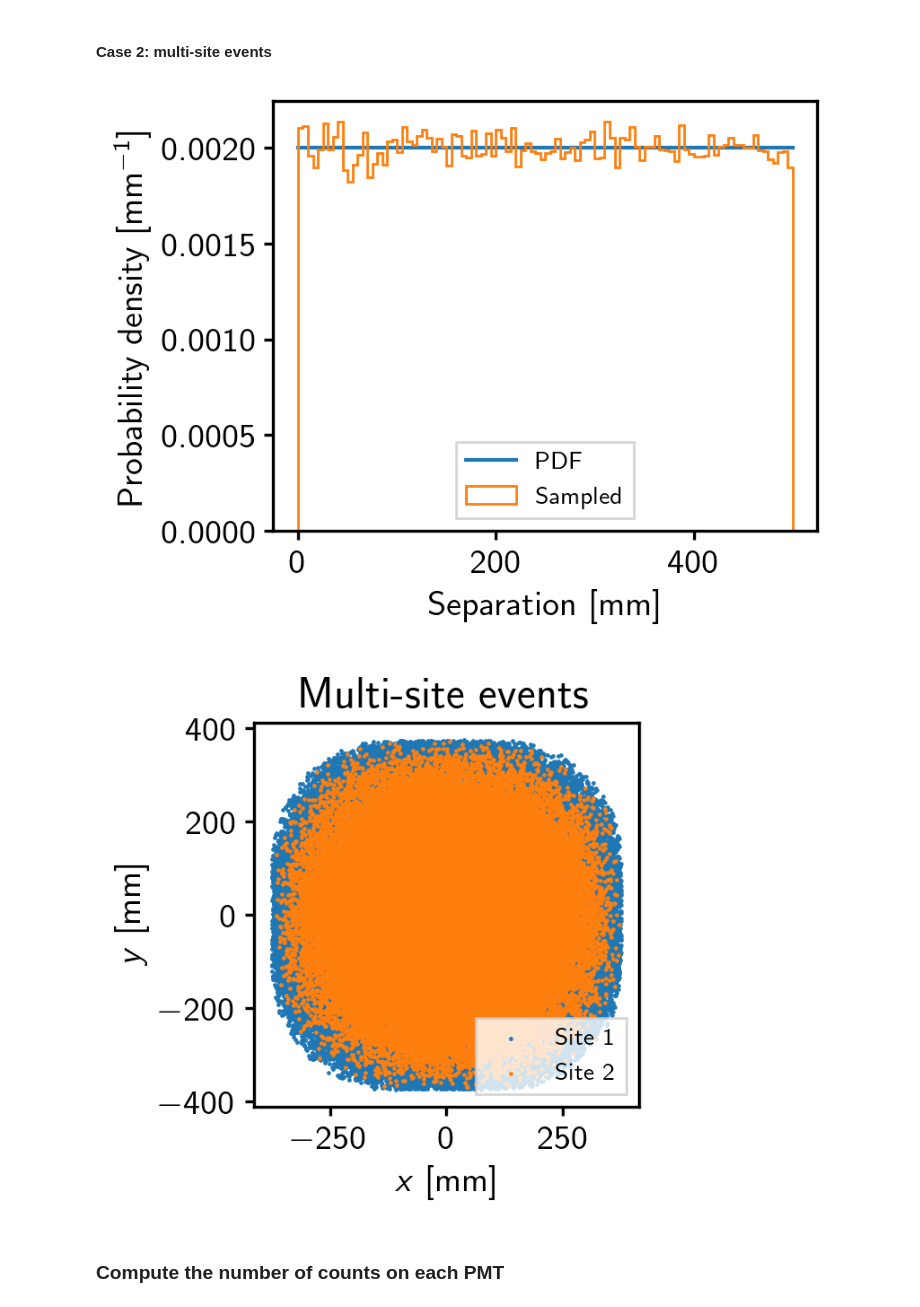
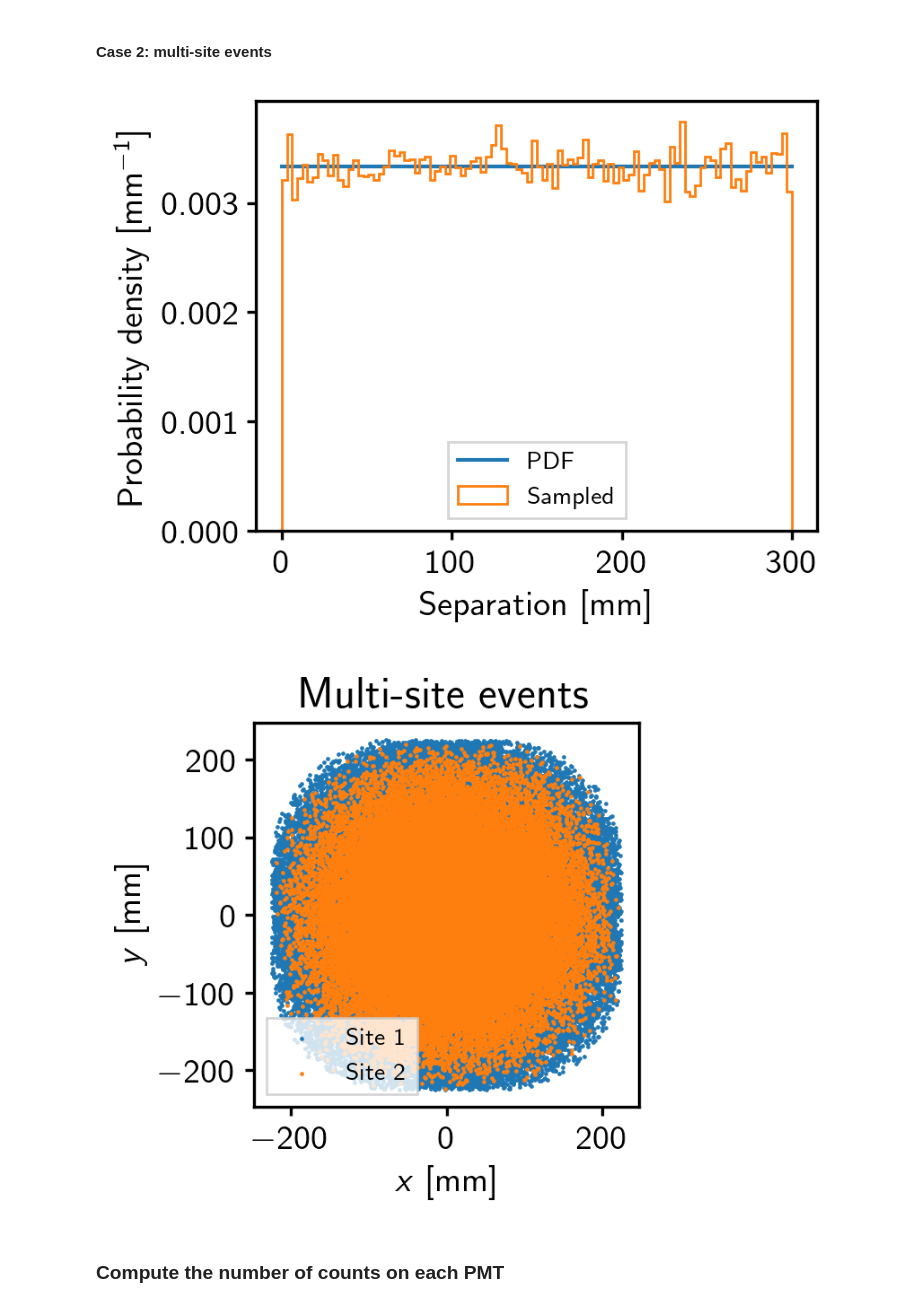
Before and after one commit to clarkehardy/multiscatter-rejection, a Jupyter notebook: ss_ms_cnn.ipynb, the cells around one changed output. Drawn from its saved outputs; the diff is of its cells as text; code cells hidden in the pictures.

```diff
--- a/ss_ms_cnn.ipynb
+++ b/ss_ms_cnn.ipynb
@@ -19,7 +19,7 @@ acceptance = 85. # degrees, PMT acceptance angle
 
 radius_pad = 500. # mm, maximum radius at which photons can be collected
 tpc_wall_pad = 400. # mm, buffer to ensure light is not lost to TPC edges
-max_sep = 500. # mm, maximum separation between MS events considered
+max_sep = 300. # mm, maximum separation between MS events considered
 
 radius_tpc = max_sep/2. + radius_pad + tpc_wall_pad # mm
 
@@ -51,31 +51,31 @@ fig.savefig('ss_event_sites.png')
 # %% [markdown]
 #### Case 2: multi-site events
 # %%
-site1, site2 = get_ms_events(int(num_events*1.8), max_sep, uniform_separation)
+site1, site2 = get_ms_events(num_events, max_sep, uniform_separation)
 
 seps_sampled = np.sqrt(np.sum((site1 - site2)**2, axis=1))
 sep_array = np.linspace(0, max_sep, 1000)
 
 fig, ax = plt.subplots(figsize=(4, 3), layout='constrained')
 ax.plot(sep_array, uniform_separation(sep_array, max_sep/2.), label='PDF')
 ax.hist(seps_sampled, bins=100, histtype='step', density=True, label='Sampled')
 ax.set_xlabel('Separation [mm]')
 ax.set_ylabel('Probability density [mm$^{-1}$]')
 ax.legend()
 fig.savefig('sep_dist_exp.png')
 
 fig, ax = plt.subplots(figsize=(4, 3), layout='constrained')
 ax.scatter(site1[:,0], site1[:,1], s=0.5, label='Site 1')
 ax.scatter(site2[:,0], site2[:,1], s=0.5, label='Site 2')
 ax.set_aspect('equal')
 ax.set_xlabel('$x$ [mm]')
 ax.set_ylabel('$y$ [mm]')
 ax.set_title('Multi-site events')
 ax.legend()
 fig.savefig('ms_event_sites.png')
 # %% [output]
-[figure, old version]
+[figure, new version]
-[figure, old version]
+[figure, new version]
 # %% [markdown]
 ### Compute the number of counts on each PMT
 # %%
```
Also changed, not shown: parts of 7 cells of this notebook, 1 other file.
